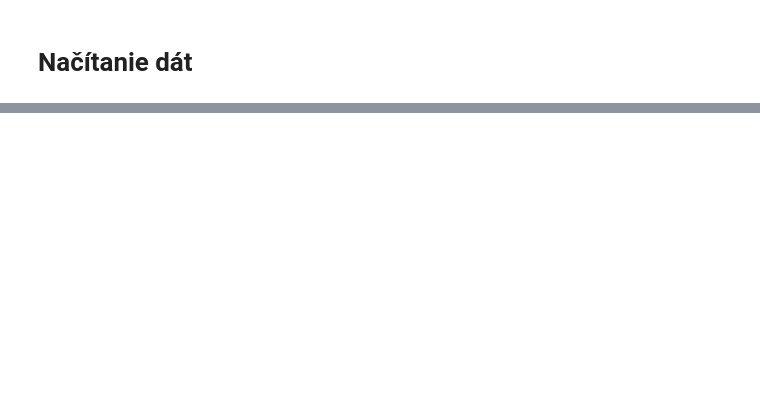
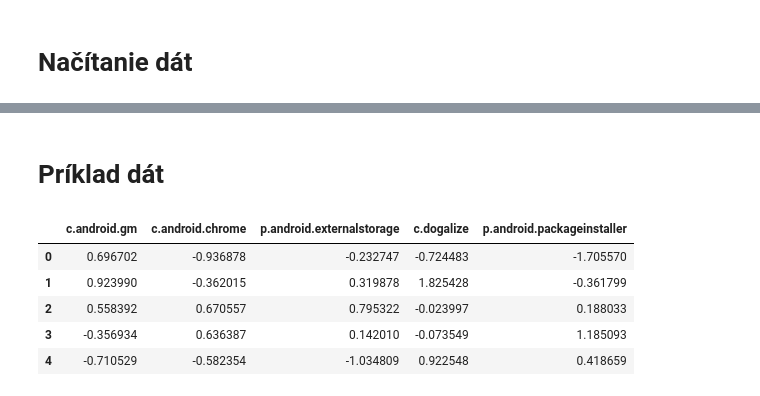
Before and after one commit to tomcer11/IAU, a Jupyter notebook: assignment3.ipynb, the cells around one changed output, grey strips where cells are left out. Drawn from its saved outputs; the diff is of its cells as text; code cells hidden in the pictures; blank space fills up the shorter version.

```diff
--- a/assignment3.ipynb
+++ b/assignment3.ipynb
@@ -30,0 +18,11 @@ y_test = pd.read_csv('clean_data/y_test.csv', on_bad_lines='warn', delimiter=','
+# %% [markdown]
+# Príklad dát
+# %%
+X_test.head()
+# %% [output]
+|  | c.android.gm | c.android.chrome | p.android.externalstorage | c.dogalize | p.android.packageinstaller |
+| 0 | 0.696702 | -0.936878 | -0.232747 | -0.724483 | -1.705570 |
+| 1 | 0.923990 | -0.362015 | 0.319878 | 1.825428 | -0.361799 |
+| 2 | 0.558392 | 0.670557 | 0.795322 | -0.023997 | 0.188033 |
+| 3 | -0.356934 | 0.636387 | 0.142010 | -0.073549 | 1.185093 |
+| 4 | -0.710529 | -0.582354 | -1.034809 | 0.922548 | 0.418659 |
```
Also changed, not shown: parts of 23 cells of this notebook.
